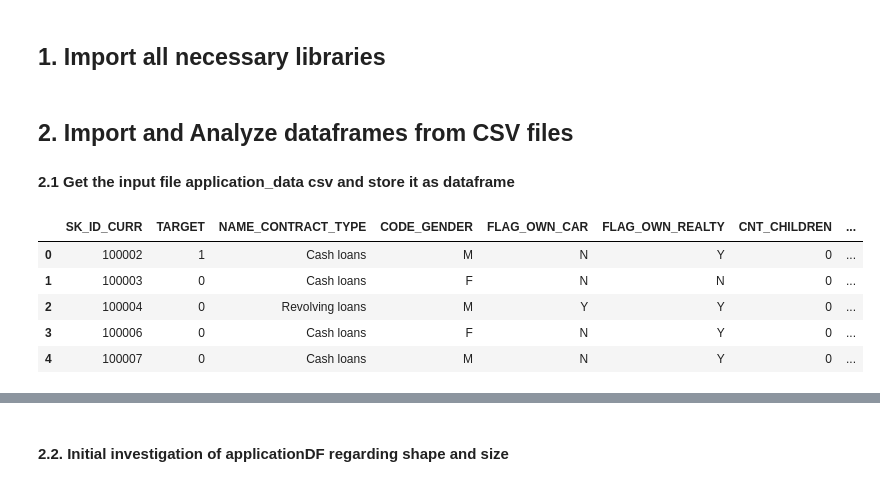
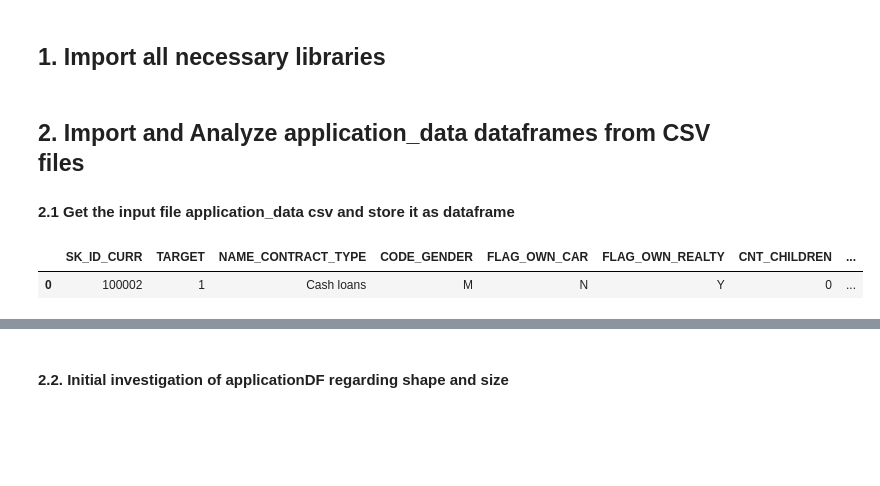
Before and after one commit to padma-it/DataScienceCaseStudies, a Jupyter notebook: Credit EDA/Credit_EDA_Case_Study_Padma.ipynb, the cells around one changed output, grey strips where cells are left out. Cells and saved outputs as stored; diff of their text form; code cells hidden in the pictures; blank space fills up the shorter version.

```diff
--- a/Credit EDA/Credit_EDA_Case_Study_Padma.ipynb
+++ b/Credit EDA/Credit_EDA_Case_Study_Padma.ipynb
@@ -19,18 +19,14 @@ pd.set_option('display.max_columns', 500)
 pd.set_option('display.width', 1000)
 pd.set_option('display.expand_frame_repr', False)
 # %% [markdown]
-## 2. Import and Analyze dataframes from CSV files
+## 2. Import and Analyze application_data dataframes from CSV files
 
 #### 2.1 Get the input file application_data csv and store it as dataframe
 # %%
 # importing the application_data csv file as applicationDF
 applicationDF = pd.read_csv("application_data.csv")
-applicationDF.head()
+applicationDF.head(1)
 # %% [output]
 |  | SK_ID_CURR | TARGET | NAME_CONTRACT_TYPE | CODE_GENDER | FLAG_OWN_CAR | FLAG_OWN_REALTY | CNT_CHILDREN | ... |
 | 0 | 100002 | 1 | Cash loans | M | N | Y | 0 | ... |
-| 1 | 100003 | 0 | Cash loans | F | N | N | 0 | ... |
-| 2 | 100004 | 0 | Revolving loans | M | Y | Y | 0 | ... |
-| 3 | 100006 | 0 | Cash loans | F | N | Y | 0 | ... |
-| 4 | 100007 | 0 | Cash loans | M | N | Y | 0 | ... |
 # %%
```
Also changed, not shown: parts of 44 cells of this notebook, 4 other files.
